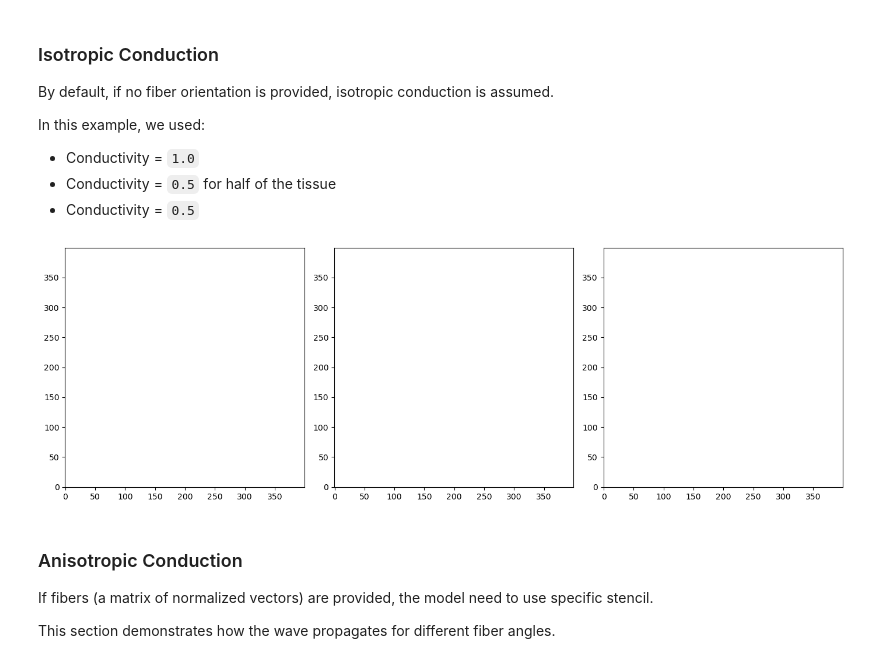
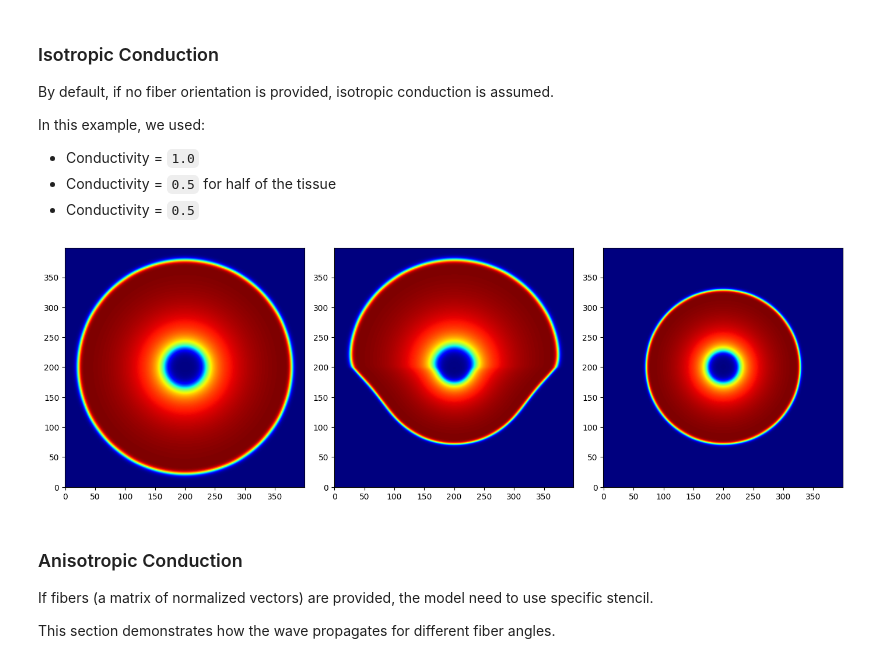
Before and after one commit to finitewave/Finitewave, a Jupyter notebook: Tutorials/Anisotropy2D.ipynb, the cells around one changed output. Drawn from its saved outputs; the diff is of its cells as text; code cells hidden in the pictures.

```diff
--- a/Tutorials/Anisotropy2D.ipynb
+++ b/Tutorials/Anisotropy2D.ipynb
@@ -49,42 +49,41 @@ n = 400
 
 images = []
 for c, n_max in zip([1, 0.5, 0.5], [-1, n//2, -1]):
-    tissue = fw.CardiacTissueGrid([n, n])
+    tissue = fw.CardiacTissueGrid([n, n], dr=0.25)
     tissue.conductivity = np.ones((n, n))
     tissue.conductivity[:n_max, :] = c
 
-    diffusion_model = fw.GridAssembler()
+    diffusion_model = fw.GridModel()
     diffusion_model.stencil = fw.IsotropicStencil()
 
     # set up stimulation parameters:
     stim_sequence = fw.StimSequence()
     stim_sequence.add_stim(fw.StimVoltageCoord(time=0, volt_value=1,
                                                x_min=n//2 - 3, x_max=n//2 + 3,
                                                y_min=n//2 - 3, y_max=n//2 + 3))
 
     simulation = fw.CardiacSimulation()
     simulation.dt = 0.01
-    simulation.dr = 0.25
     simulation.t_max = 30
     # add the tissue and the stim parameters to the model object:
     simulation.cardiac_tissue = tissue
     simulation.cardiac_model = fw.AlievPanfilov()
     simulation.stim_sequence = stim_sequence
     simulation.diffusion_model = diffusion_model
 
     # run the model:
     simulation.run()
     images.append(simulation.cardiac_model.u.copy())
 
 
 fig, axs = plt.subplots(ncols=len(images), figsize=(14, 7))
 
 for i in range(len(images)):
     axs[i].imshow(images[i], origin='lower', cmap='jet')
 
 plt.tight_layout()
 # %% [output]
-[figure, old version]
+[figure, new version]
 # %% [markdown]
 ### Anisotropic Conduction
 
```
Also changed, not shown: parts of 10 cells of this notebook, 13 other files.
